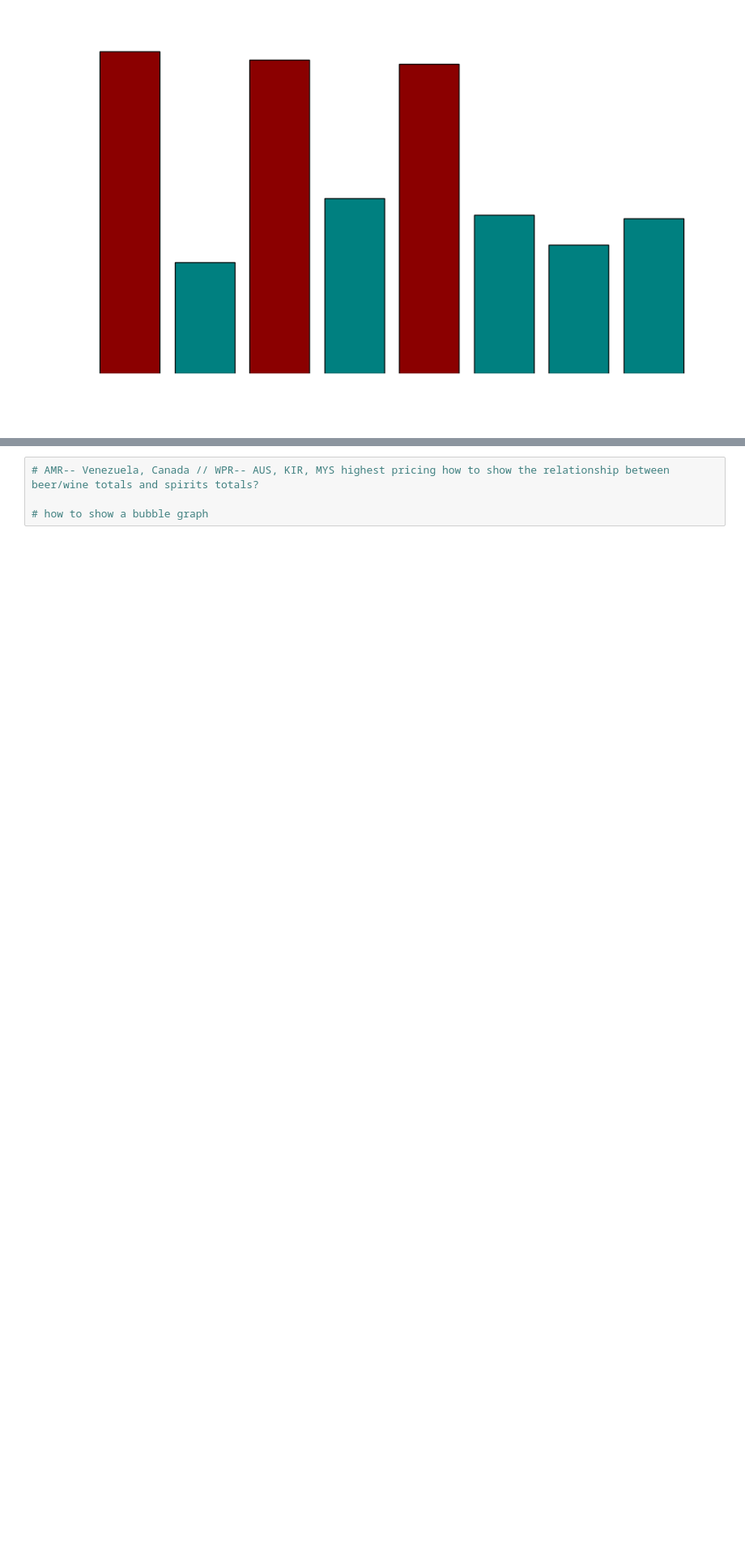
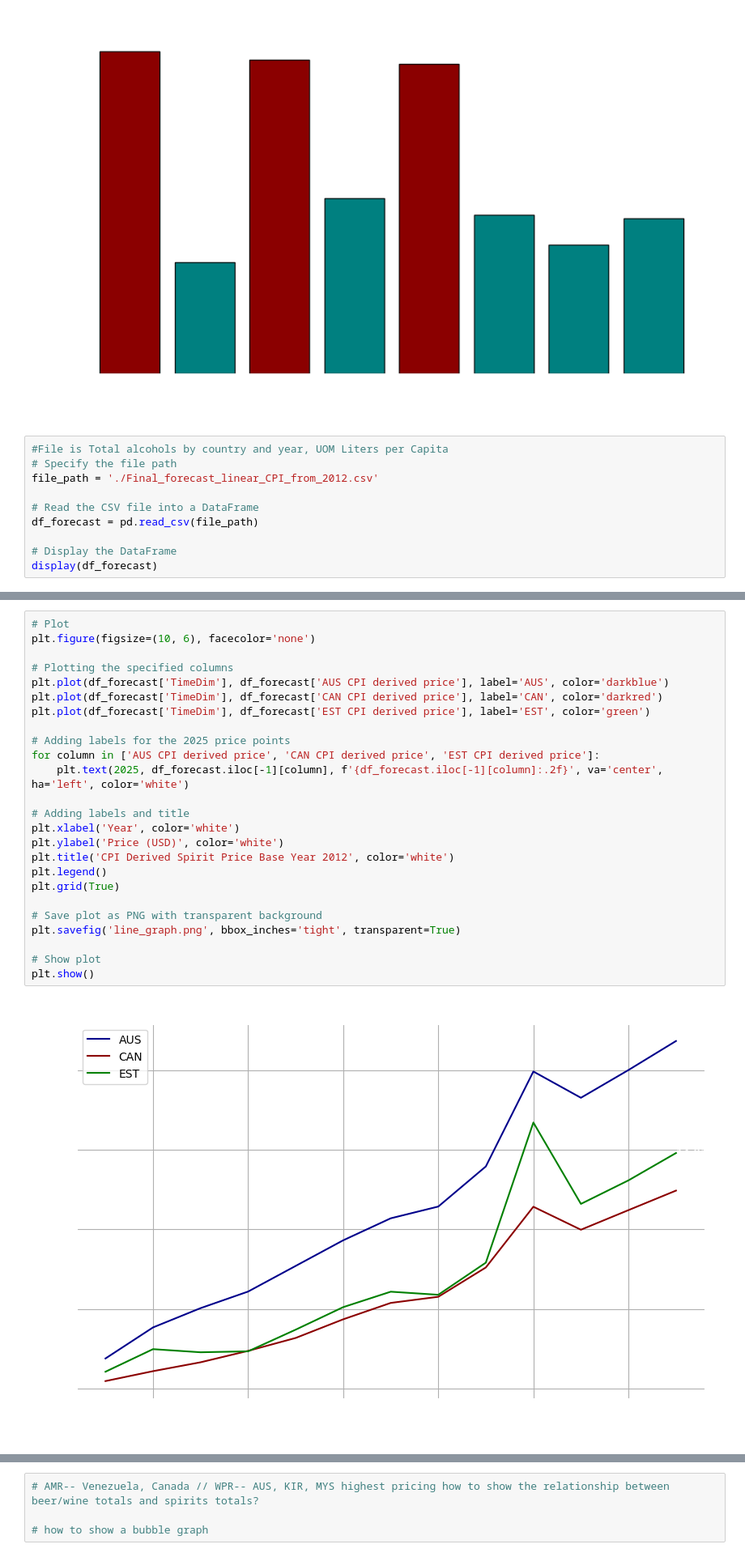
Before and after one commit to ThePennyGoblin/SMU_BootCamp_-Project_1, a Jupyter notebook: WHO Data API/Caite_Scratchpad_Analysis_other.ipynb, the cells around one changed output, grey strips where cells are left out. Shown at 81% size. Saved outputs shown, nothing was run; the diff lists cells and outputs as text; blank space fills up the shorter version.

```diff
--- a/WHO Data API/Scratpad_Analysis.ipynb
+++ b/WHO Data API/Caite_Scratchpad_Analysis_other.ipynb
@@ -1015,3 +1015,13 @@ plt.savefig('average_spirit_price_western_pacific.png', transparent=True)
 plt.show()
 # %% [output]
 [figure]
+# %%
+#File is Total alcohols by country and year, UOM Liters per Capita
+# Specify the file path
+file_path = './Final_forecast_linear_CPI_from_2012.csv'
+
+# Read the CSV file into a DataFrame
+df_forecast = pd.read_csv(file_path)
+
+# Display the DataFrame
+display(df_forecast)
@@ -1017,0 +1044,27 @@ plt.show()
+# %%
+# Plot
+plt.figure(figsize=(10, 6), facecolor='none')
+
+# Plotting the specified columns
+plt.plot(df_forecast['TimeDim'], df_forecast['AUS CPI derived price'], label='AUS', color='darkblue')
+plt.plot(df_forecast['TimeDim'], df_forecast['CAN CPI derived price'], label='CAN', color='darkred')
+plt.plot(df_forecast['TimeDim'], df_forecast['EST CPI derived price'], label='EST', color='green')
+
+# Adding labels for the 2025 price points
+for column in ['AUS CPI derived price', 'CAN CPI derived price', 'EST CPI derived price']:
+    plt.text(2025, df_forecast.iloc[-1][column], f'{df_forecast.iloc[-1][column]:.2f}', va='center', ha='left', color='white')
+
+# Adding labels and title
+plt.xlabel('Year', color='white')
+plt.ylabel('Price (USD)', color='white')
+plt.title('CPI Derived Spirit Price Base Year 2012', color='white')
+plt.legend()
+plt.grid(True)
+
+# Save plot as PNG with transparent background
+plt.savefig('line_graph.png', bbox_inches='tight', transparent=True)
+
+# Show plot
+plt.show()
+# %% [output]
+[figure, added]
```
Also changed, not shown: parts of 6 cells of this notebook, 21 other files.
